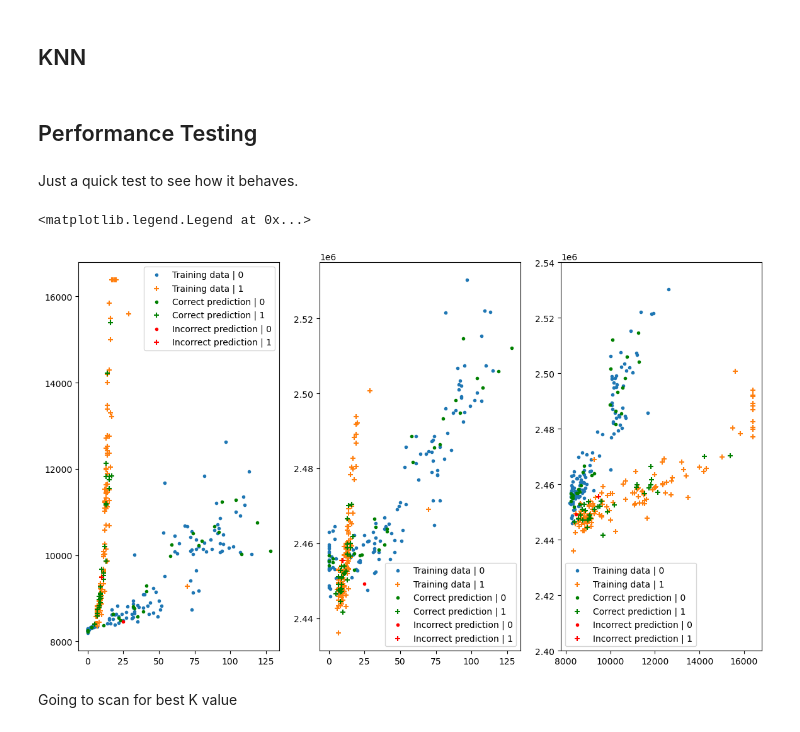
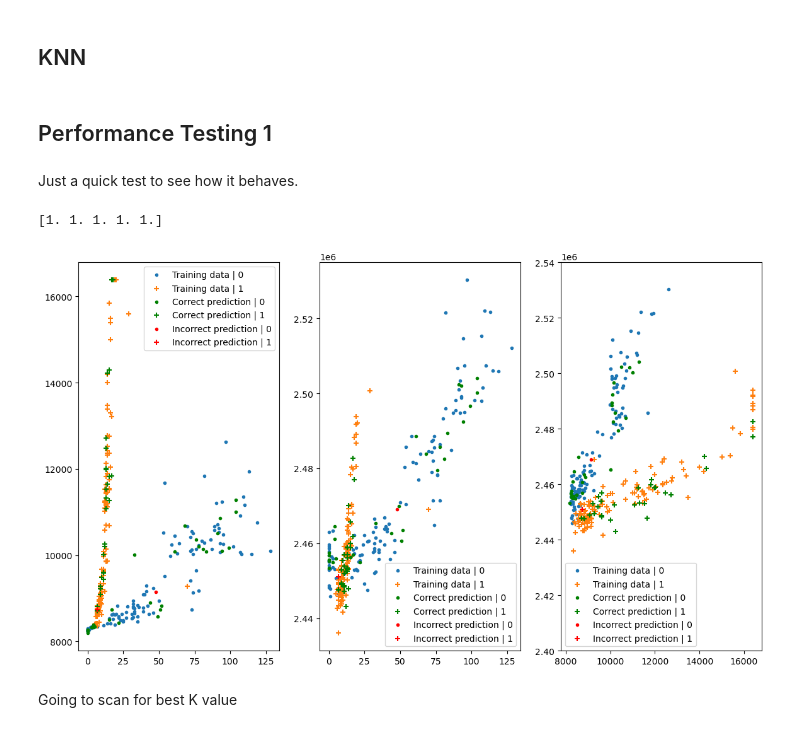
Before and after one commit to spar5an/Assembly-KNN, a Jupyter notebook: Python Code/KNN.ipynb, the cells around one changed output. Cells and saved outputs as stored; diff of their text form; code cells hidden in the pictures.

Commit message:
changes made to performance metric

```diff
--- a/Python Code/KNN.ipynb
+++ b/Python Code/KNN.ipynb
@@ -132,11 +132,12 @@ class KNN:#this will only do binary classification
     def get_params(self,deep):
         return {"K":self.K}
 # %% [markdown]
-## Performance Testing
+## Performance Testing 1
 # %% [markdown]
 Just a quick test to see how it behaves.
 # %%
 from sklearn.model_selection import cross_val_score, train_test_split
+from sklear
 import matplotlib.pyplot as plt
 import numpy as np
 import pandas as pd
@@ -148,7 +149,7 @@ y = waveforms_data['target']
 
 X_train, X_test, y_train, y_test = train_test_split(X,y,test_size = 0.2)
 
-model = KNN(5)
+model = KNN(1)
 model.fit(X_train, y_train)
 predictions = model.predict(X_test)
 
@@ -167,35 +168,37 @@ ax[0].scatter(correct_data[correct_labels==1][:,0], correct_data[correct_labels=
 
 ax[0].scatter(incorrect_data[incorrect_labels==0][:,0], incorrect_data[incorrect_labels==0][:,1], marker = ".", label = "Incorrect prediction | 0", color="red")
 ax[0].scatter(incorrect_data[incorrect_labels==1][:,0], incorrect_data[incorrect_labels==1][:,1], marker = "+", label = "Incorrect prediction | 1", color="red")
 
 
 ax[1].scatter(X_train[y_train==0][:,0], X_train[y_train==0][:,2], marker = ".", label = "Training data | 0")
 ax[1].scatter(X_train[y_train==1][:,0], X_train[y_train==1][:,2], marker = "+", label = "Training data | 1")
 
 ax[1].scatter(correct_data[correct_labels==0][:,0], correct_data[correct_labels==0][:,2], marker = ".", label = "Correct prediction | 0", color="Green")
 ax[1].scatter(correct_data[correct_labels==1][:,0], correct_data[correct_labels==1][:,2], marker = "+", label = "Correct prediction | 1", color="Green")
 
 ax[1].scatter(incorrect_data[incorrect_labels==0][:,0], incorrect_data[incorrect_labels==0][:,2], marker = ".", label = "Incorrect prediction | 0", color="red")
 ax[1].scatter(incorrect_data[incorrect_labels==1][:,0], incorrect_data[incorrect_labels==1][:,2], marker = "+", label = "Incorrect prediction | 1", color="red")
 
 
 ax[2].scatter(X_train[y_train==0][:,1], X_train[y_train==0][:,2], marker = ".", label = "Training data | 0")
 ax[2].scatter(X_train[y_train==1][:,1], X_train[y_train==1][:,2], marker = "+", label = "Training data | 1")
 
 ax[2].scatter(correct_data[correct_labels==0][:,1], correct_data[correct_labels==0][:,2], marker = ".", label = "Correct prediction | 0", color="Green")
 ax[2].scatter(correct_data[correct_labels==1][:,1], correct_data[correct_labels==1][:,2], marker = "+", label = "Correct prediction | 1", color="Green")
 
 ax[2].scatter(incorrect_data[incorrect_labels==0][:,1], incorrect_data[incorrect_labels==0][:,2], marker = ".", label = "Incorrect prediction | 0", color="red")
 ax[2].scatter(incorrect_data[incorrect_labels==1][:,1], incorrect_data[incorrect_labels==1][:,2], marker = "+", label = "Incorrect prediction | 1", color="red")
 
 ax[2].set_ylim((2.40e6, 2.54e6))
 
 ax[0].legend()
 ax[1].legend()
 ax[2].legend()
+
+print(cross_val_score(model, X, y))
 # %% [output]
-<matplotlib.legend.Legend at 0x...>
+[1. 1. 1. 1. 1.]
-[figure, old version]
+[figure, new version]
 # %% [markdown]
 Going to scan for best K value
 # %%
```
Also changed, not shown: parts of 2 cells of this notebook.
